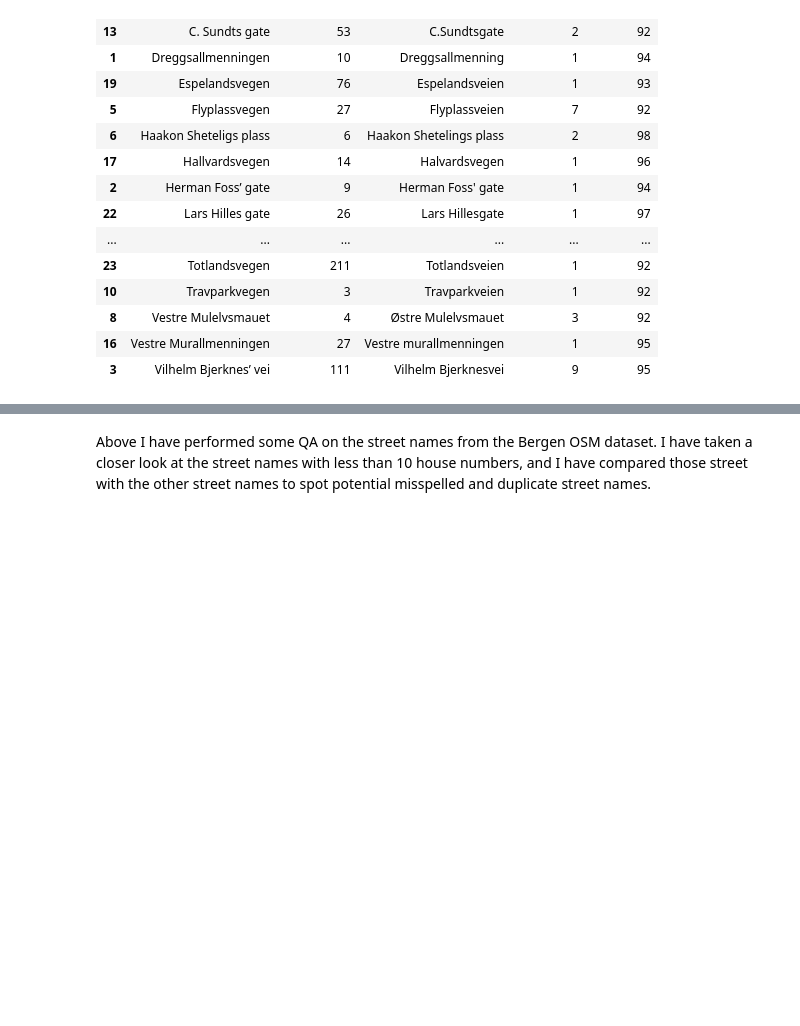
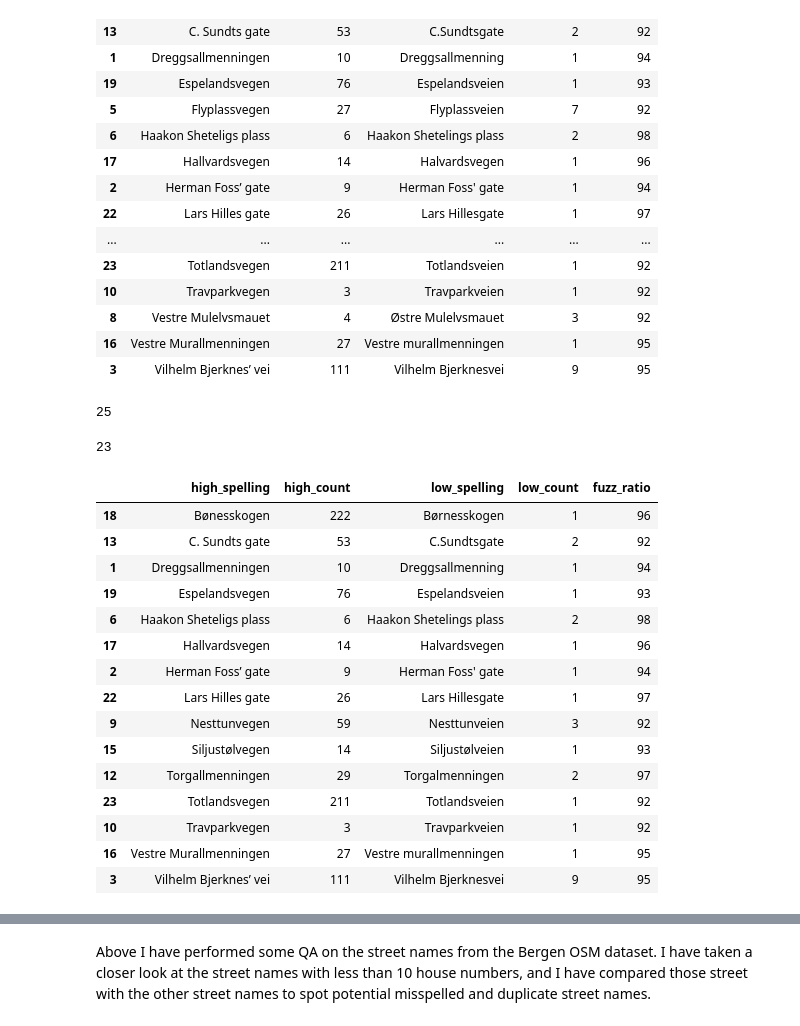
Before and after one commit to gisledb/udacity_nanodegree, a Jupyter notebook: ipython_notebooks/p3/osm_analysis.ipynb, the cells around one changed output, grey strips where cells are left out. Cells and saved outputs as stored; diff of their text form; code cells hidden in the pictures; blank space fills up the shorter version.

Commit message:
Improving street names

```diff
--- a/ipython_notebooks/p3/osm_analysis.ipynb
+++ b/ipython_notebooks/p3/osm_analysis.ipynb
@@ -216,3 +216,32 @@ df_potential_misspellings.drop_duplicates().sort_values('high_spelling',ascendin
 | 8 | Vestre Mulelvsmauet | 4 | Østre Mulelvsmauet | 3 | 92 |
 | 16 | Vestre Murallmenningen | 27 | Vestre murallmenningen | 1 | 95 |
 | 3 | Vilhelm Bjerknes’ vei | 111 | Vilhelm Bjerknesvei | 9 | 95 |
+# %%
+df_misspelled_streets = df_potential_misspellings.loc[[18,13,1,19,6,17,2,22,9,15,12,23,10,16,3]]
+df_correct_spellings = df_potential_misspellings.loc[8]
+df_spellings_require_research = df_potential_misspellings.loc[[7,5,20]]
+
+print(len(df_potential_misspellings))
+len(df_correct_spellings) + len(df_misspelled_streets) + len(df_spellings_require_research)`b
+# %% [output]
+25
+23
+# %%
+df_misspelled_streets
+# %% [output]
+|  | high_spelling | high_count | low_spelling | low_count | fuzz_ratio |
+| 18 | Bønesskogen | 222 | Børnesskogen | 1 | 96 |
+| 13 | C. Sundts gate | 53 | C.Sundtsgate | 2 | 92 |
+| 1 | Dreggsallmenningen | 10 | Dreggsallmenning | 1 | 94 |
+| 19 | Espelandsvegen | 76 | Espelandsveien | 1 | 93 |
+| 6 | Haakon Sheteligs plass | 6 | Haakon Shetelings plass | 2 | 98 |
+| 17 | Hallvardsvegen | 14 | Halvardsvegen | 1 | 96 |
+| 2 | Herman Foss’ gate | 9 | Herman Foss' gate | 1 | 94 |
+| 22 | Lars Hilles gate | 26 | Lars Hillesgate | 1 | 97 |
+| 9 | Nesttunvegen | 59 | Nesttunveien | 3 | 92 |
+| 15 | Siljustølvegen | 14 | Siljustølveien | 1 | 93 |
+| 12 | Torgallmenningen | 29 | Torgalmenningen | 2 | 97 |
+| 23 | Totlandsvegen | 211 | Totlandsveien | 1 | 92 |
+| 10 | Travparkvegen | 3 | Travparkveien | 1 | 92 |
+| 16 | Vestre Murallmenningen | 27 | Vestre murallmenningen | 1 | 95 |
+| 3 | Vilhelm Bjerknes’ vei | 111 | Vilhelm Bjerknesvei | 9 | 95 |
```
Also changed, not shown: parts of 23 cells of this notebook.
